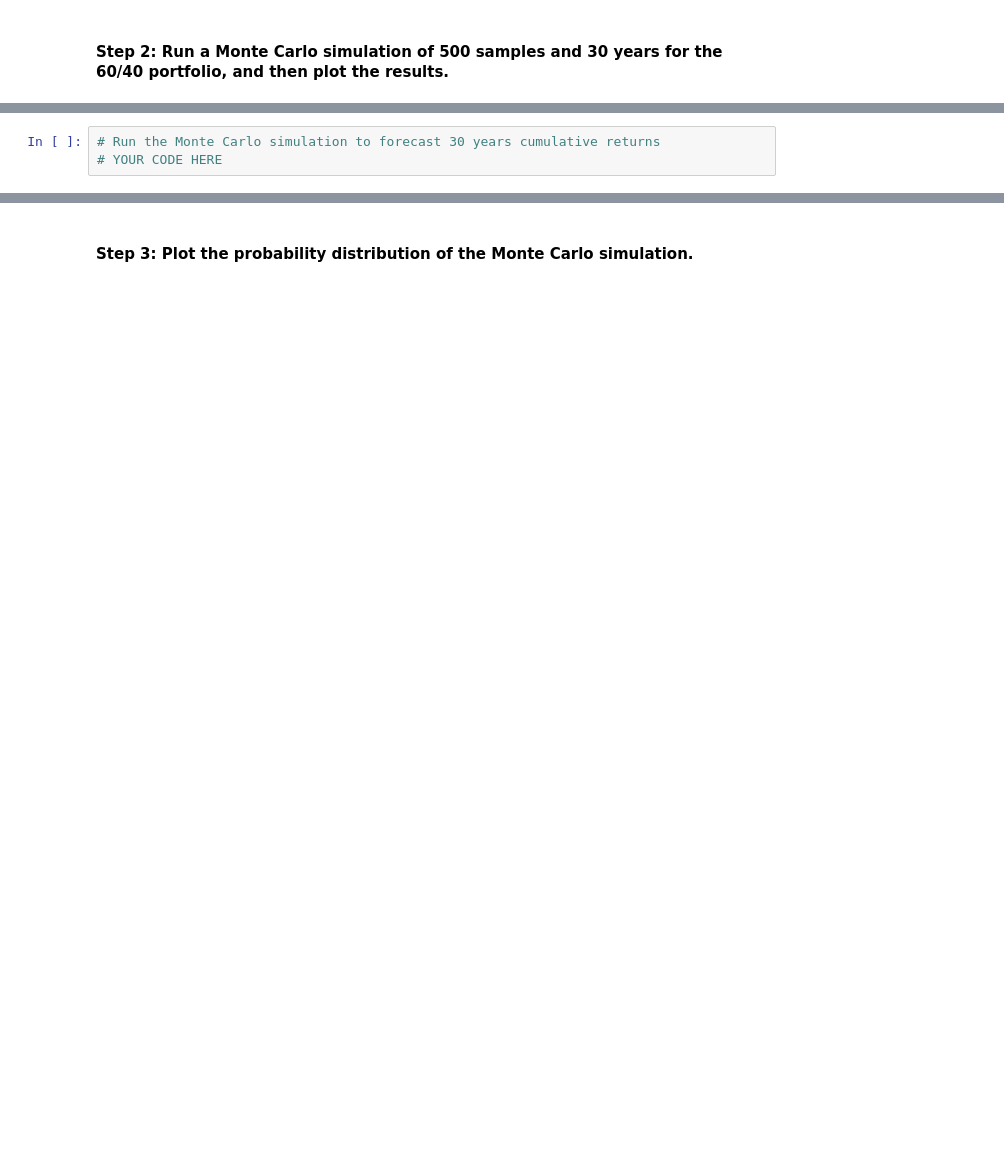
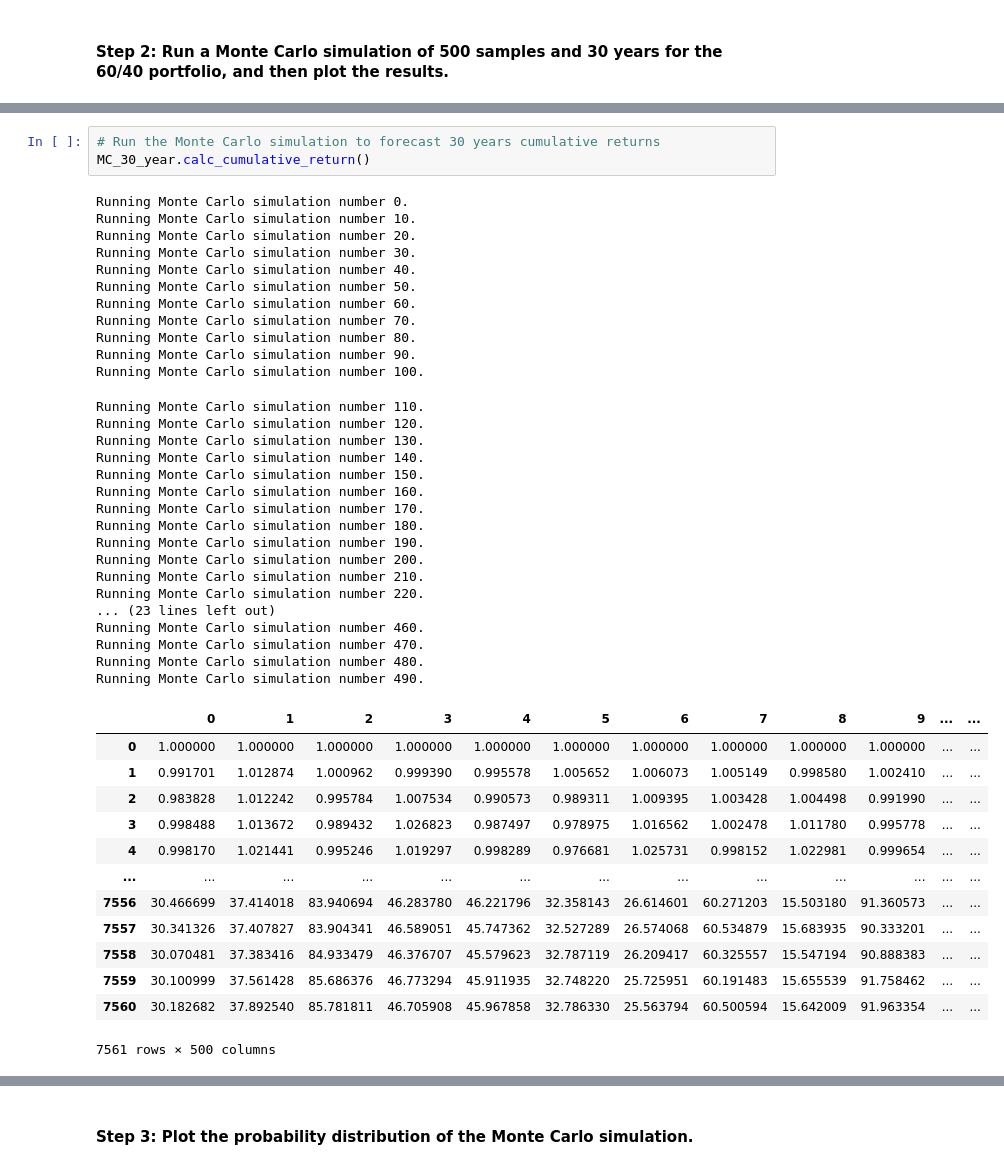
Before and after one commit to Surdano/Financial_Planning_APIs_and_Simulations, a Jupyter notebook: financial_planning_tools.ipynb, the cells around one changed output, grey strips where cells are left out. Cells and saved outputs as stored; diff of their text form; blank space fills up the shorter version.

```diff
--- a/financial_planning_tools.ipynb
+++ b/financial_planning_tools.ipynb
@@ -406,6 +490,48 @@ In this section, you’ll use the MCForecastTools library to create a Monte Carl
 # %%
 # Run the Monte Carlo simulation to forecast 30 years cumulative returns
-# YOUR CODE HERE
+MC_30_year.calc_cumulative_return()
+# %% [output]
+Running Monte Carlo simulation number 0.
+Running Monte Carlo simulation number 10.
+Running Monte Carlo simulation number 20.
+Running Monte Carlo simulation number 30.
+Running Monte Carlo simulation number 40.
+Running Monte Carlo simulation number 50.
+Running Monte Carlo simulation number 60.
+Running Monte Carlo simulation number 70.
+Running Monte Carlo simulation number 80.
+Running Monte Carlo simulation number 90.
+Running Monte Carlo simulation number 100.
+Running Monte Carlo simulation number 110.
+Running Monte Carlo simulation number 120.
+Running Monte Carlo simulation number 130.
+Running Monte Carlo simulation number 140.
+Running Monte Carlo simulation number 150.
+Running Monte Carlo simulation number 160.
+Running Monte Carlo simulation number 170.
+Running Monte Carlo simulation number 180.
+Running Monte Carlo simulation number 190.
+Running Monte Carlo simulation number 200.
+Running Monte Carlo simulation number 210.
+Running Monte Carlo simulation number 220.
+... (23 lines left out)
+Running Monte Carlo simulation number 460.
+Running Monte Carlo simulation number 470.
+Running Monte Carlo simulation number 480.
+Running Monte Carlo simulation number 490.
+|  | 0 | 1 | 2 | 3 | 4 | 5 | 6 | 7 | 8 | 9 | ... | ... |
+| 0 | 1.000000 | 1.000000 | 1.000000 | 1.000000 | 1.000000 | 1.000000 | 1.000000 | 1.000000 | 1.000000 | 1.000000 | ... | ... |
+| 1 | 0.991701 | 1.012874 | 1.000962 | 0.999390 | 0.995578 | 1.005652 | 1.006073 | 1.005149 | 0.998580 | 1.002410 | ... | ... |
+| 2 | 0.983828 | 1.012242 | 0.995784 | 1.007534 | 0.990573 | 0.989311 | 1.009395 | 1.003428 | 1.004498 | 0.991990 | ... | ... |
+| 3 | 0.998488 | 1.013672 | 0.989432 | 1.026823 | 0.987497 | 0.978975 | 1.016562 | 1.002478 | 1.011780 | 0.995778 | ... | ... |
+| 4 | 0.998170 | 1.021441 | 0.995246 | 1.019297 | 0.998289 | 0.976681 | 1.025731 | 0.998152 | 1.022981 | 0.999654 | ... | ... |
+| ... | ... | ... | ... | ... | ... | ... | ... | ... | ... | ... | ... | ... |
+| 7556 | 30.466699 | 37.414018 | 83.940694 | 46.283780 | 46.221796 | 32.358143 | 26.614601 | 60.271203 | 15.503180 | 91.360573 | ... | ... |
+| 7557 | 30.341326 | 37.407827 | 83.904341 | 46.589051 | 45.747362 | 32.527289 | 26.574068 | 60.534879 | 15.683935 | 90.333201 | ... | ... |
+| 7558 | 30.070481 | 37.383416 | 84.933479 | 46.376707 | 45.579623 | 32.787119 | 26.209417 | 60.325557 | 15.547194 | 90.888383 | ... | ... |
+| 7559 | 30.100999 | 37.561428 | 85.686376 | 46.773294 | 45.911935 | 32.748220 | 25.725951 | 60.191483 | 15.655539 | 91.758462 | ... | ... |
+| 7560 | 30.182682 | 37.892540 | 85.781811 | 46.705908 | 45.967858 | 32.786330 | 25.563794 | 60.500594 | 15.642009 | 91.963354 | ... | ... |
+7561 rows × 500 columns
 # %%
 # Visualize the 30-year Monte Carlo simulation by creating an
 # overlay line plot
```
Also changed, not shown: parts of 29 cells of this notebook.
